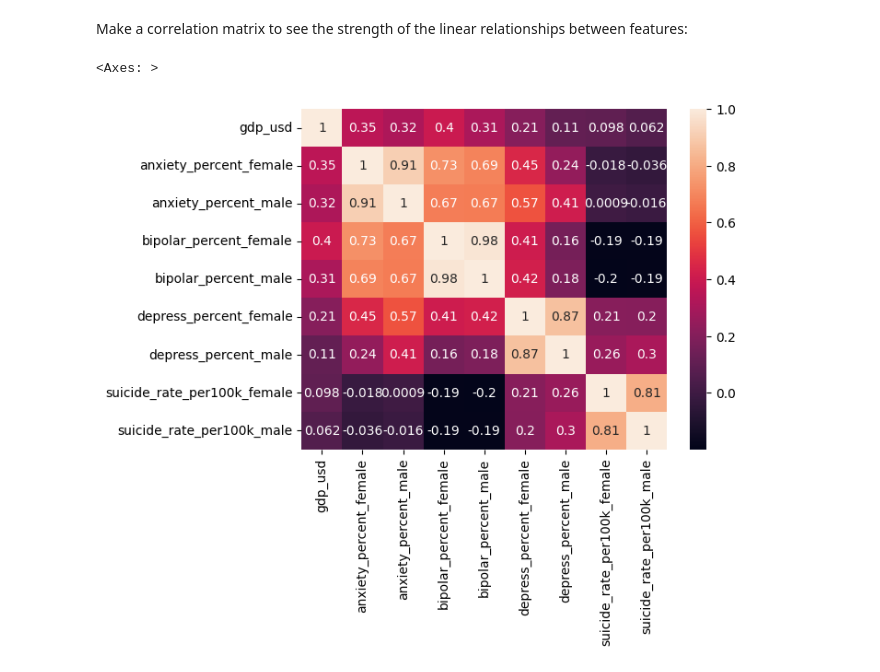
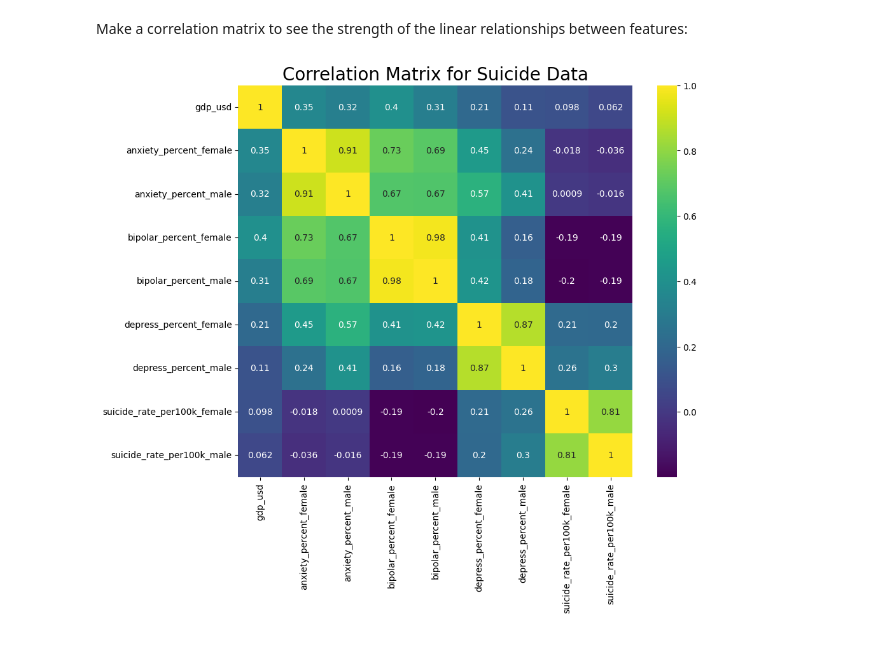
Before and after one commit to David-S-2002/predicting_suicide_rates, a Jupyter notebook: predicting_suicide_rates.ipynb, the cells around one changed output. Drawn from its saved outputs; the diff is of its cells as text; code cells hidden in the pictures.

```diff
--- a/predicting_suicide_rates.ipynb
+++ b/predicting_suicide_rates.ipynb
@@ -104,7 +105,9 @@ Research Question: What is the relationship between the GDP of each country, the
 # %% [markdown]
 Make a correlation matrix to see the strength of the linear relationships between features:
 # %%
-sns.heatmap(scaled_data.corr(), annot=True)
+plt.figure(figsize=(10,8))
+ax = sns.heatmap(scaled_data.corr(), annot=True, cmap="viridis")
+plt.title("Correlation Matrix for Suicide Data", fontsize=20)
+plt.show()
 # %% [output]
-<Axes: >
-[figure, old version]
+[figure, new version]
```
Also changed, not shown: parts of 5 cells of this notebook.
